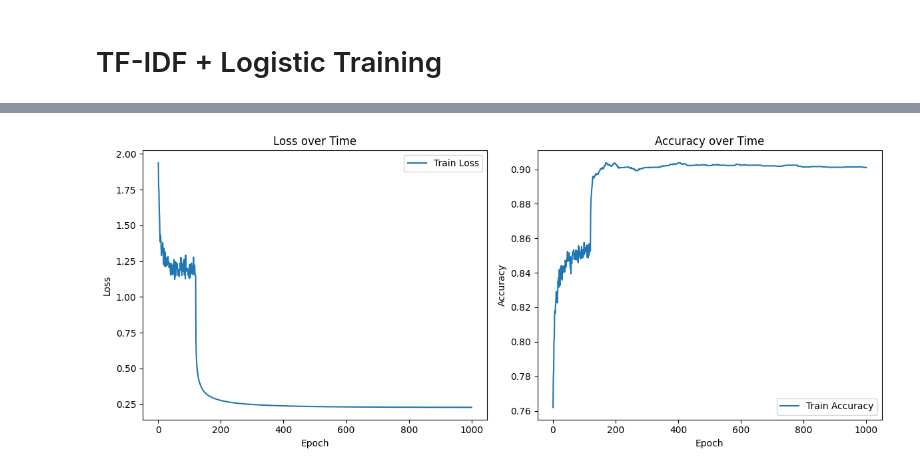
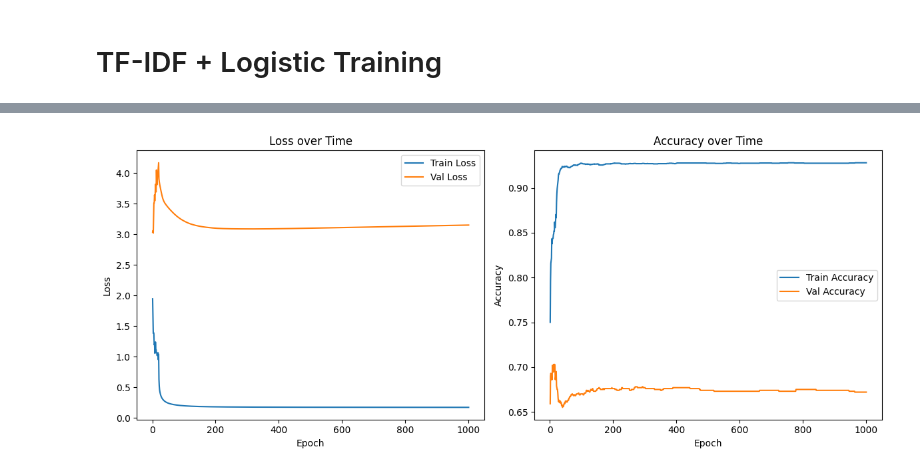
Before and after one commit to DARKNESSPROF/similarity, a Jupyter notebook: TextProcessing.ipynb, the cells around one changed output, grey strips where cells are left out. Saved outputs shown, nothing was run; the diff lists cells and outputs as text; code cells hidden in the pictures.

```diff
--- a/TextProcessing.ipynb
+++ b/TextProcessing.ipynb
@@ -534,6 +533,7 @@ def text_stemmer(text):
 # %% [markdown]
 ## build_vocabulary(dataset)
 # %%
+import pickle
 from collections import Counter
 
 def build_vocabulary(dataset):
@@ -555,6 +555,14 @@ def stabilize_vocab_stemming(vocab, stemmer):
         vocab = [stemmer.stem(word) for word in vocab]
         vocab = list(dict.fromkeys(vocab))  # remove duplicates
     return vocab
+
+def save_vocabulary(vocab, filename):
+    with open(filename, 'wb') as file:
+        pickle.dump(vocab, file)
+
+def load_vocabulary(filename):
+    with open(filename, 'rb') as file:
+        return pickle.load(file)
 # %% [markdown]
 ## remove unwanted samples
 # %%
@@ -899,38 +1074,65 @@ Epoch 1000:
 # TF-IDF + Logistic Training
 # %%
 import random
+import numpy as np
 
+# Prepare data as before
 sample_size = 5000
 data_q1 = dataset['question1'][:sample_size]
 data_q2 = dataset['question2'][:sample_size]
-labels = dataset['is_duplicate'][:sample_size]
+labels = list(dataset['is_duplicate'][:sample_size])
 
 combined_dataset = list(data_q1) + list(data_q2)
 
 vocabulary = build_vocabulary(combined_dataset)
-print(f"vocabulary number before stemming = {len(vocabulary)}")
+print(f"Vocabulary number before stemming = {len(vocabulary)}")
 
 vocabulary = stabilize_vocab_stemming(vocabulary, stemmer)
-print(f"vocabulary number after stemming = {len(vocabulary)}")
+print(f"Vocabulary number after stemming = {len(vocabulary)}")
 
 idf = compute_idf(combined_dataset, vocabulary)
 
-X = []
-for q1, q2 in zip(data_q1, data_q2):
-    v1 = tf_idf_vectorizer(str(q1), vocabulary, idf)
-    v2 = tf_idf_vectorizer(str(q2), vocabulary, idf)
-    X.append(v1 + v2)
+# Compute sparse TF-IDF vectors for question pairs
+X_sparse = [(tf_idf_vectorizer(str(q1), vocabulary, idf), tf_idf_vectorizer(str(q2), vocabulary, idf)) for q1, q2 in zip(data_q1, data_q2)]
+X_merged_sparse = [merge_sparse(q1, q2) for q1, q2 in X_sparse]
 
-samples = list(zip(X, labels))
+# Build fixed feature list from all keys (like vocabulary but extended with "_2" keys)
+all_features = set()
+for x in X_merged_sparse:
+    all_features.update(x.keys())
+all_features = sorted(all_features)
+
+save_vocabulary(vocabulary, "tf_idf_vocabulary.pkl")
+
+save_idf(idf, "idf.pkl")
+
+# Convert sparse dicts to dense numpy arrays
+def sparse_to_dense(x, feature_list):
+    arr = np.zeros(len(feature_list))
+    for i, feat in enumerate(feature_list):
+        if feat in x:
+            arr[i] = x[feat]
+    return arr
+
+X_dense = [sparse_to_dense(x, all_features) for x in X_merged_sparse]
+
+# Shuffle and split
+samples = list(zip(X_dense, labels))
 random.shuffle(samples)
 
 split_idx = int(0.8 * len(samples))
-
 X_train, y_train = zip(*samples[:split_idx])
 X_test, y_test = zip(*samples[split_idx:])
 
+# Convert to numpy arrays (optional but often easier for logistic regression)
+X_train = np.array(X_train)
+y_train = np.array(y_train)
+X_test = np.array(X_test)
+y_test = np.array(y_test)
+
+
 model = LogisticRegression(lr=0.1, epochs=1000)
-model.fit(X, labels)
+model.fit(X_train, y_train, X_test, y_test)
 
 # Save
 model.save("TF_IDF_logistic_model.pkl")
@@ -962,3 +1164,3 @@ Epoch 1000:
-[figure, old version]
+[figure, new version]
 # %%
 import random
```
Also changed, not shown: parts of 13 cells of this notebook, 6 other files.
